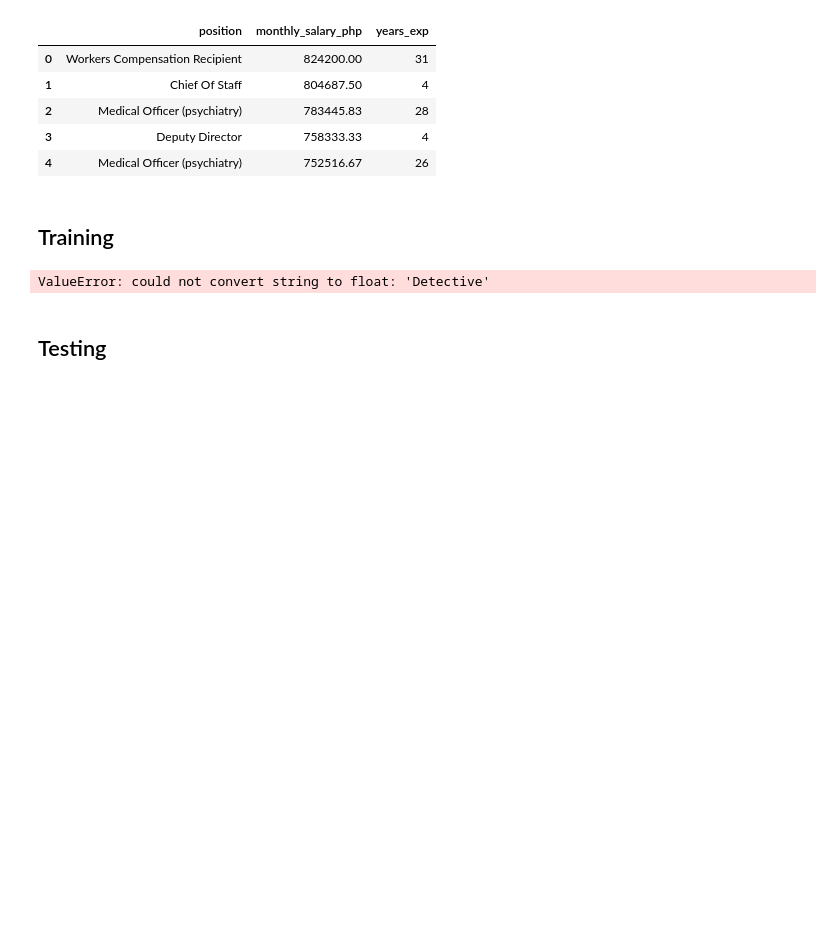
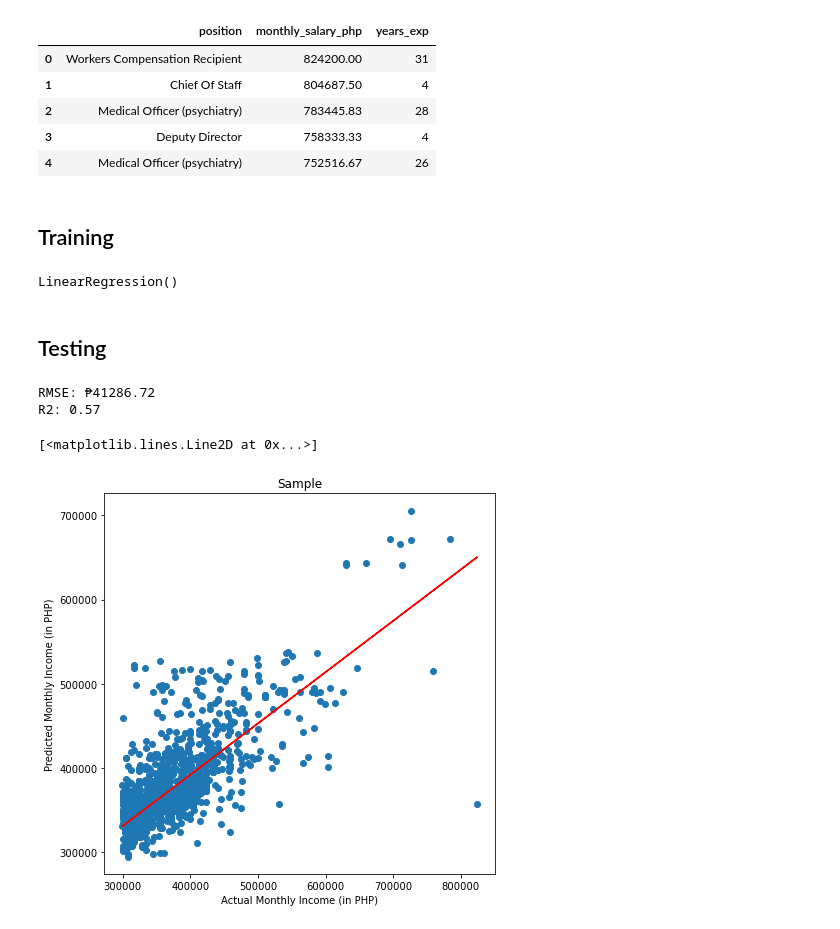
Before and after one commit to SaiKiru/cc19-notebooks, a Jupyter notebook: Final Exam/FinalExam.ipynb, the cells around one changed output. Cells and saved outputs as stored; diff of their text form; code cells hidden in the pictures; blank space fills up the shorter version.

```diff
--- a/Final Exam/FinalExam.ipynb
+++ b/Final Exam/FinalExam.ipynb
@@ -220,18 +220,47 @@ exp_df.head(5)
 | 4 | Medical Officer (psychiatry) | 752516.67 | 26 |
 # %% [markdown]
 ## Training
+# %%
+x = exp_df.drop('monthly_salary_php', axis=1)
+y = exp_df['monthly_salary_php']
+
+x = pd.get_dummies(x)
 # %%
 from sklearn.model_selection import train_test_split
 
-x = exp_df.drop('monthly_salary_php', axis=1)
-y = exp_df['monthly_salary_php']
-x_train, x_test, y_train, y_test = train_test_split(x, y, test_size=1/3)
+x_train, x_test, y_train, y_test = train_test_split(x, y, test_size=0.2)
 # %%
 from sklearn.linear_model import LinearRegression
 
 model = LinearRegression()
 model.fit(x_train, y_train)
 # %% [output]
-ValueError: could not convert string to float: 'Detective'
+LinearRegression()
 # %% [markdown]
 ## Testing
+# %%
+y_predict = model.predict(x_test)
+# %%
+from sklearn.metrics import mean_squared_error, r2_score
+
+rmse = mean_squared_error(y_test, y_predict, squared=False)
+r2 = r2_score(y_test, y_predict)
+
+print(f'RMSE: ₱{rmse:.2f}')
+print(f'R2: {r2:.2f}')
+# %% [output]
+RMSE: ₱41286.72
+R2: 0.57
+# %%
+plt.figure(figsize=(7, 7))
+plt.title('Sample')
+plt.xlabel('Actual Monthly Income (in PHP)')
+plt.ylabel('Predicted Monthly Income (in PHP)')
+
+plt.scatter(y_test, y_predict)
+
+m, b = np.polyfit(y_test, y_predict, 1)
+plt.plot(y_test, m * y_test + b, color='red')
+# %% [output]
+[<matplotlib.lines.Line2D at 0x...>]
+[figure, added]
```
